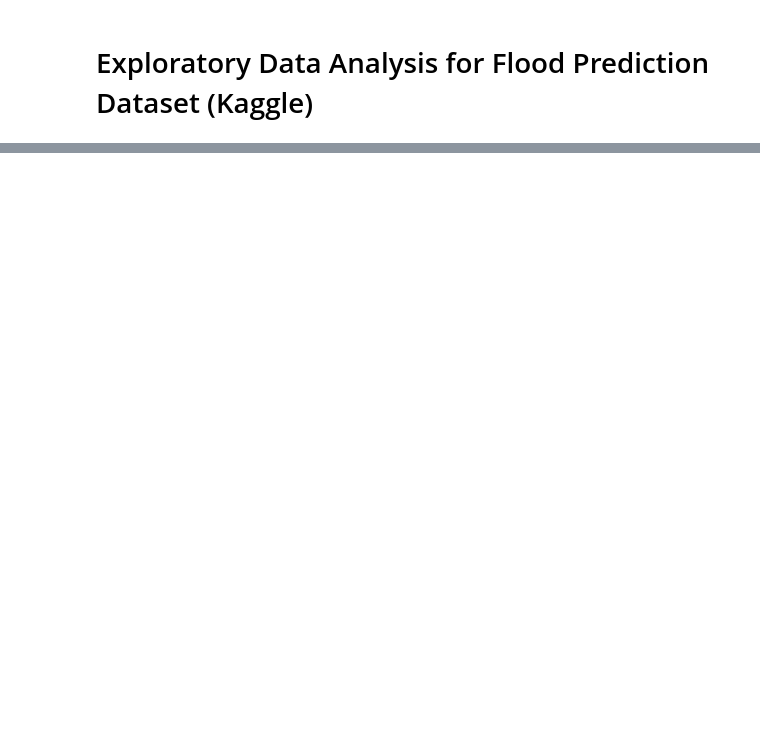
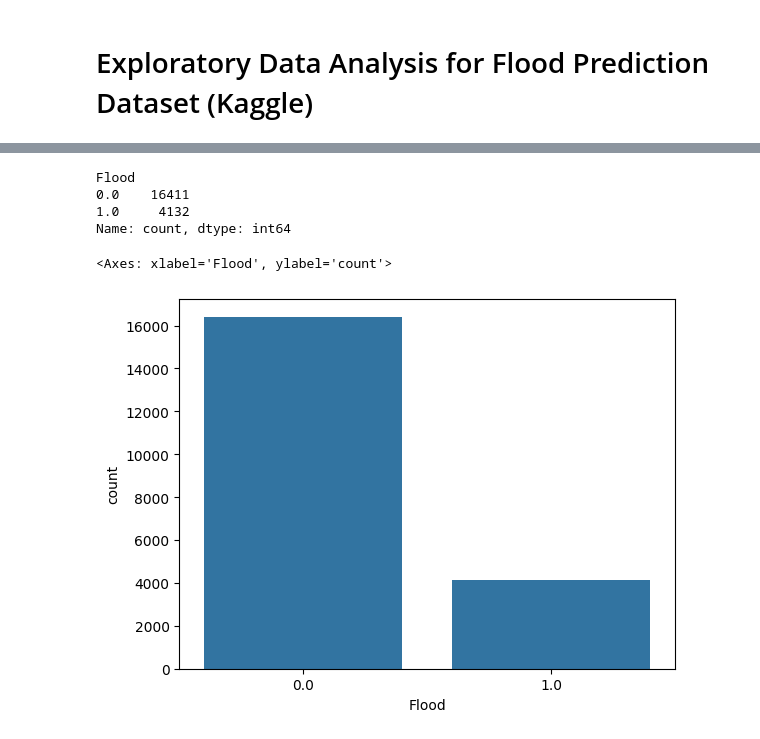
Before and after one commit to QuinnMcGill/MLFloodPrediction, a Jupyter notebook: eda.ipynb, the cells around one changed output, grey strips where cells are left out. Drawn from its saved outputs; the diff is of its cells as text; code cells hidden in the pictures; blank space fills up the shorter version.

```diff
--- a/eda.ipynb
+++ b/eda.ipynb
@@ -63,0 +78,11 @@ floods.describe().T
+# %%
+# Check dataset balance
+print(floods['Flood'].value_counts())
+sns.countplot(x='Flood', data=floods)
+# %% [output]
+Flood
+0.0    16411
+1.0     4132
+Name: count, dtype: int64
+<Axes: xlabel='Flood', ylabel='count'>
+[figure, added]
```
Also changed, not shown: parts of 6 cells of this notebook, 2 other files.
